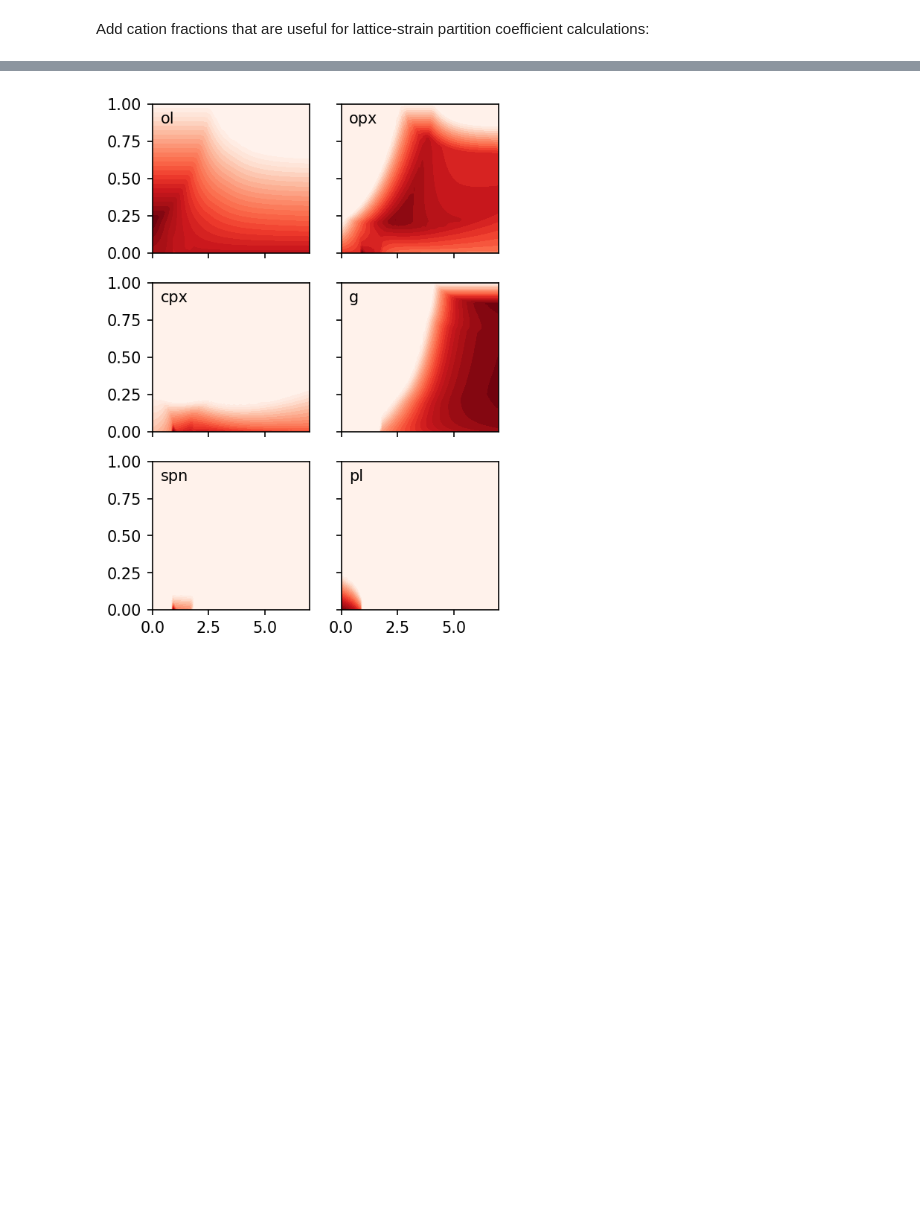
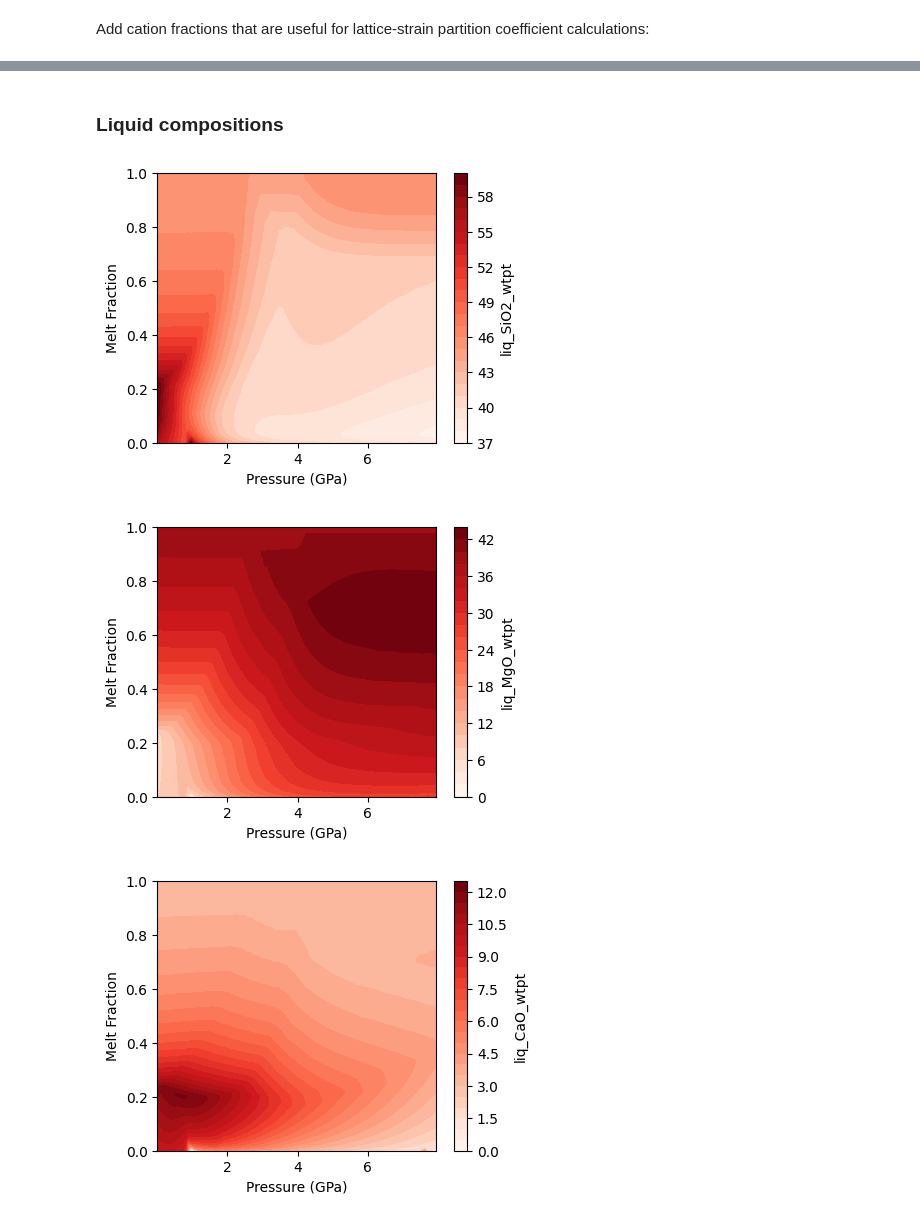
Before and after one commit to simonwmatthews/pyMelt, a Jupyter notebook: docs/phaseDiagrams/Import_pmelts_klb1.ipynb, the cells around one changed output, grey strips where cells are left out. Cells and saved outputs as stored; diff of their text form; code cells hidden in the pictures; blank space fills up the shorter version.

```diff
--- a/docs/phaseDiagrams/Import_pmelts_klb1.ipynb
+++ b/docs/phaseDiagrams/Import_pmelts_klb1.ipynb
@@ -27,11 +40,10 @@ Add cation fractions that are useful for lattice-strain partition coefficient ca
 klb1['cpx_xMgM1'] = klb1['cpx_diopside'] + klb1['cpx_clinoenstatite'] + 0.5*klb1['cpx_buffonite'] + 0.5*klb1['cpx_alumino-buffonite']
 klb1['cpx_xCaM2'] = klb1['cpx_diopside'] + klb1['cpx_hedenbergite'] + klb1['cpx_buffonite'] + klb1['cpx_alumino-buffonite'] + klb1['cpx_essenite']
 klb1['cpx_xAlM1'] = klb1['cpx_alumino-buffonite'] + klb1['cpx_essenite']
-klb1['liq_Mg#'] =  klb1['liq_endmMg2SiO4'] / (klb1['liq_endmFe2SiO4'] + klb1['liq_endmMg2SiO4'])
 
 # Garnet Ds:
-klb1['g_uvarovite'] = 0.0
-klb1['g_spessartine'] = 0.0
-klb1['g_andradite'] = 0.0
+klb1['grt_uvarovite'] = 0.0
+klb1['grt_spessartine'] = 0.0
+klb1['grt_andradite'] = 0.0
 # %%
 klb1_grid = phaseDiagramTools.gridsMelts(klb1)
@@ -48,4 +50,8 @@ vars_edge_vals = ['g_pyrope', 'g_grossular', 'g_almandine', 'g_uvarovite', 'g_sp
 # %%
-phased = phaseDiagramTools.phaseDiagram(klb1_grid, parameters, vars_edge_vals=parameters)
+phased = phaseDiagramTools.phaseDiagram(klb1_grid)
+# %%
+f = open( "melts_klb1.p", "wb" )
+pickle.dump(phased, f)
+f.close()
 # %% [markdown]
 ## Check the interpolated phase diagram
@@ -77,25 +73,12 @@ plt.show()
+# %% [markdown]
+### Liquid compositions
 # %%
-phases = ['ol', 'opx', 'cpx', 'g', 'spn', 'pl']
-p = np.linspace(0, 7, 100)
-f = np.linspace(0, 1, 100)
+oxides = ['SiO2', 'MgO', 'CaO', 'FeO', 'Fe2O3', 'Al2O3', 'Na2O', 'TiO2']
 
-pp, ff = np.meshgrid(p, f)
-
-cc = np.zeros(np.shape(pp))
-
-f, a = plt.subplots(3, 2, dpi=150, figsize=[4, 6], sharex='col', sharey='row')
-a = np.ravel(a).tolist()
-
-
-for n in range(len(phases)):
-    for i in range(np.shape(pp)[0]):
-        for j in range(np.shape(pp)[1]):
-            state = pd.Series({'P': pp[i,j],'F': ff[i,j]})
-            cc[i,j] = phased(phases[n] + '_mass', state)
-
-    a[n].contourf(pp, ff, cc, levels=25, cmap=plt.cm.Reds)
-    a[n].text(0.05, 0.95, phases[n], transform=a[n].transAxes, va='top', ha='left')
-
-plt.show()
+for ox in oxides:
+    f, a = phased.plot_TxSection('liq_' + ox + '_wtpt')
+    plt.show()
 # %% [output]
-[figure, old version]
+[figure, new version]
+[figure, added]
+[figure, added]
```
Also changed, not shown: parts of 9 cells of this notebook, 6 other files.
